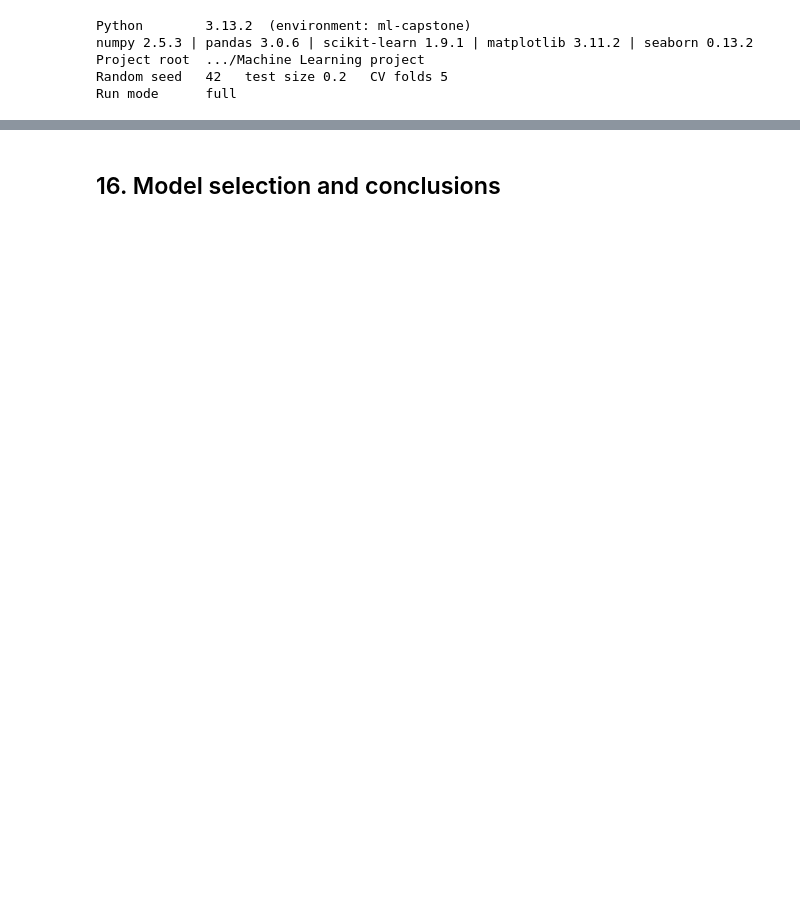
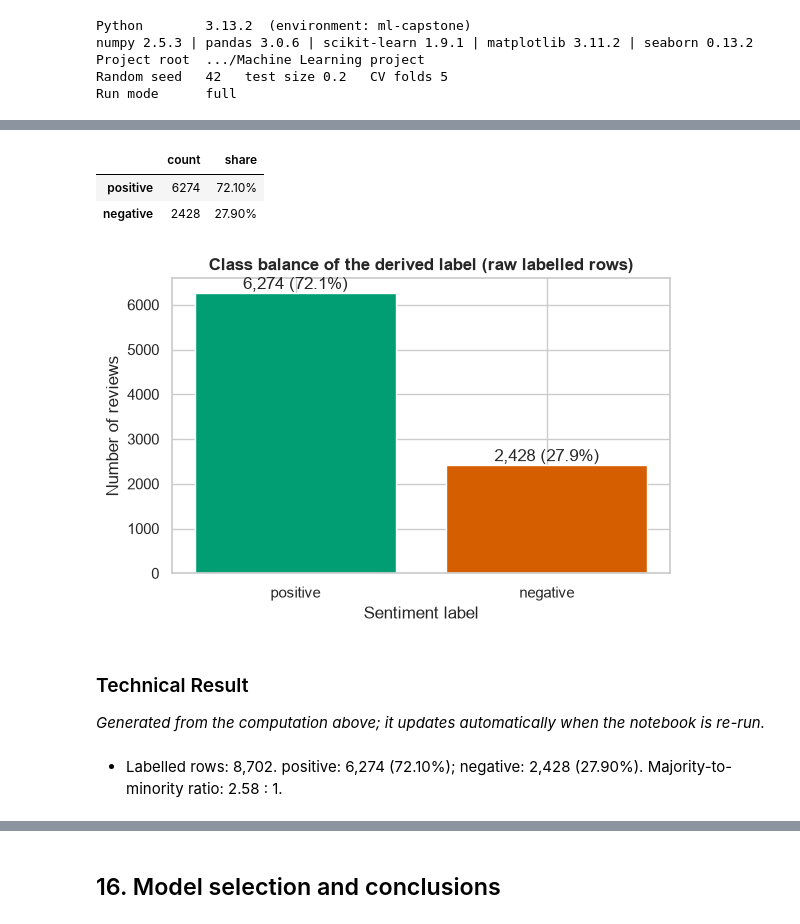
Before and after one commit to gideonthegrafted/ML-Capstone-project, a Jupyter notebook: notebooks/classification.ipynb, the cells around one changed output, grey strips where cells are left out. Cells and saved outputs as stored; diff of their text form; code cells hidden in the pictures; blank space fills up the shorter version.

```diff
--- a/notebooks/classification.ipynb
+++ b/notebooks/classification.ipynb
@@ -308,0 +291,28 @@ false alarms); the ROC curve shows the trade-off between them across all decisio
+# %%
+labelled = raw_labels.dropna()
+balance = pd.DataFrame({"count": labelled.value_counts(), "share": labelled.value_counts(normalize=True)})
+display(balance.assign(share=balance["share"].map("{:.2%}".format)))
+
+fig, ax = plt.subplots(figsize=(6, 4))
+ax.bar(balance.index, balance["count"], color=[colors[c] for c in balance.index])
+for i, (c, s) in enumerate(zip(balance["count"], balance["share"])):
+    ax.text(i, c, f"{c:,} ({s:.1%})", ha="center", va="bottom")
+ax.set_title("Class balance of the derived label (raw labelled rows)")
+ax.set_xlabel("Sentiment label")
+ax.set_ylabel("Number of reviews")
+finalize(fig, "classification_class_balance")
+plt.show()
+# %% [output]
+|  | count | share |
+| positive | 6274 | 72.10% |
+| negative | 2428 | 27.90% |
+[figure, added]
+# %% [markdown]
+### Technical Result
+*Generated from the computation above; it updates automatically when the notebook is re-run.*
+# %%
+display(Markdown(f"- Labelled rows: {len(labelled):,}. " + "; ".join(
+    f"{k}: {int(r['count']):,} ({r['share']:.2%})" for k, r in balance.iterrows()) +
+    f". Majority-to-minority ratio: {balance['count'].max() / balance['count'].min():.2f} : 1."))
+# %% [output]
+- Labelled rows: 8,702. positive: 6,274 (72.10%); negative: 2,428 (27.90%). Majority-to-minority ratio: 2.58 : 1.
```
Also changed, not shown: parts of 181 cells of this notebook, 10 other files.
